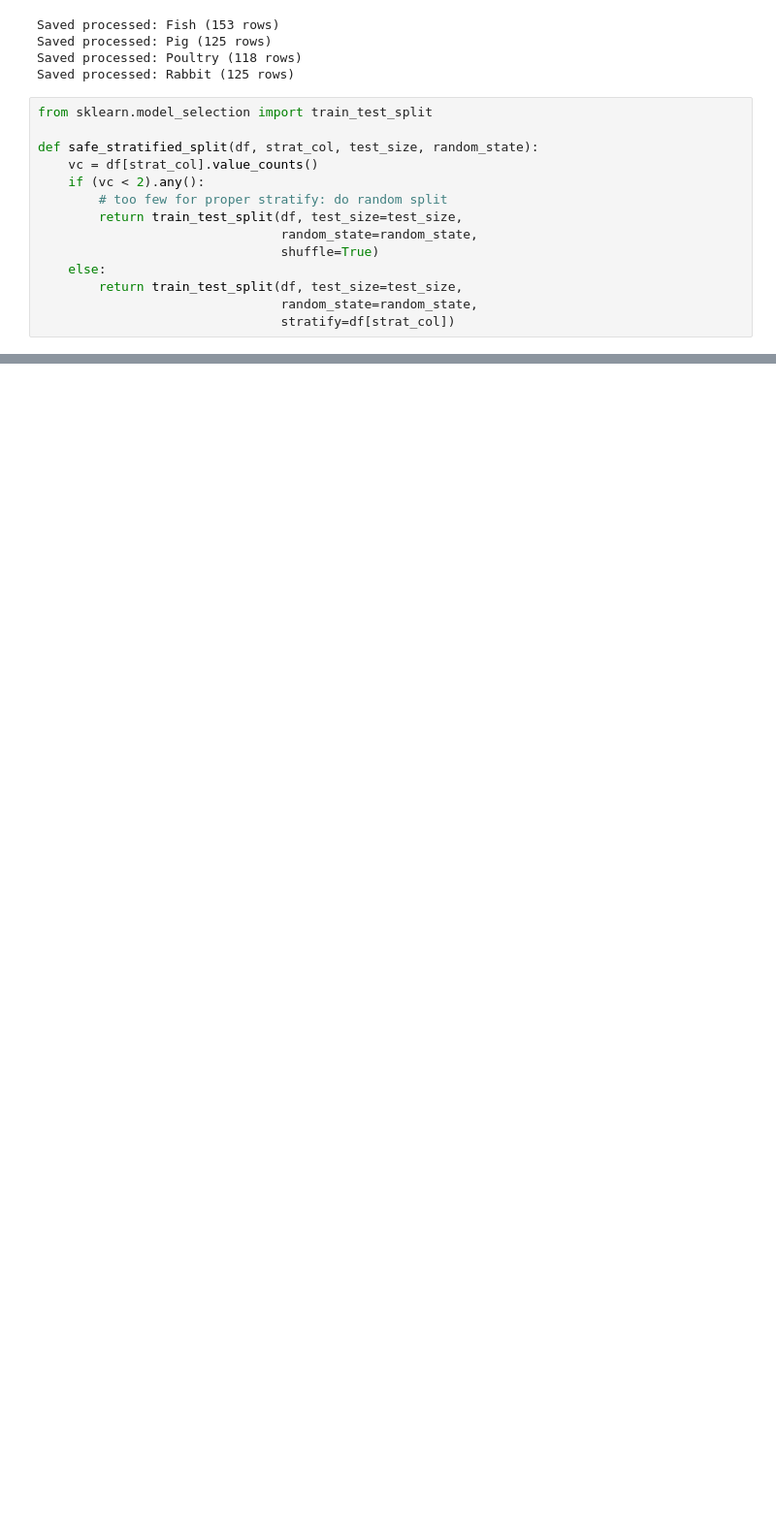
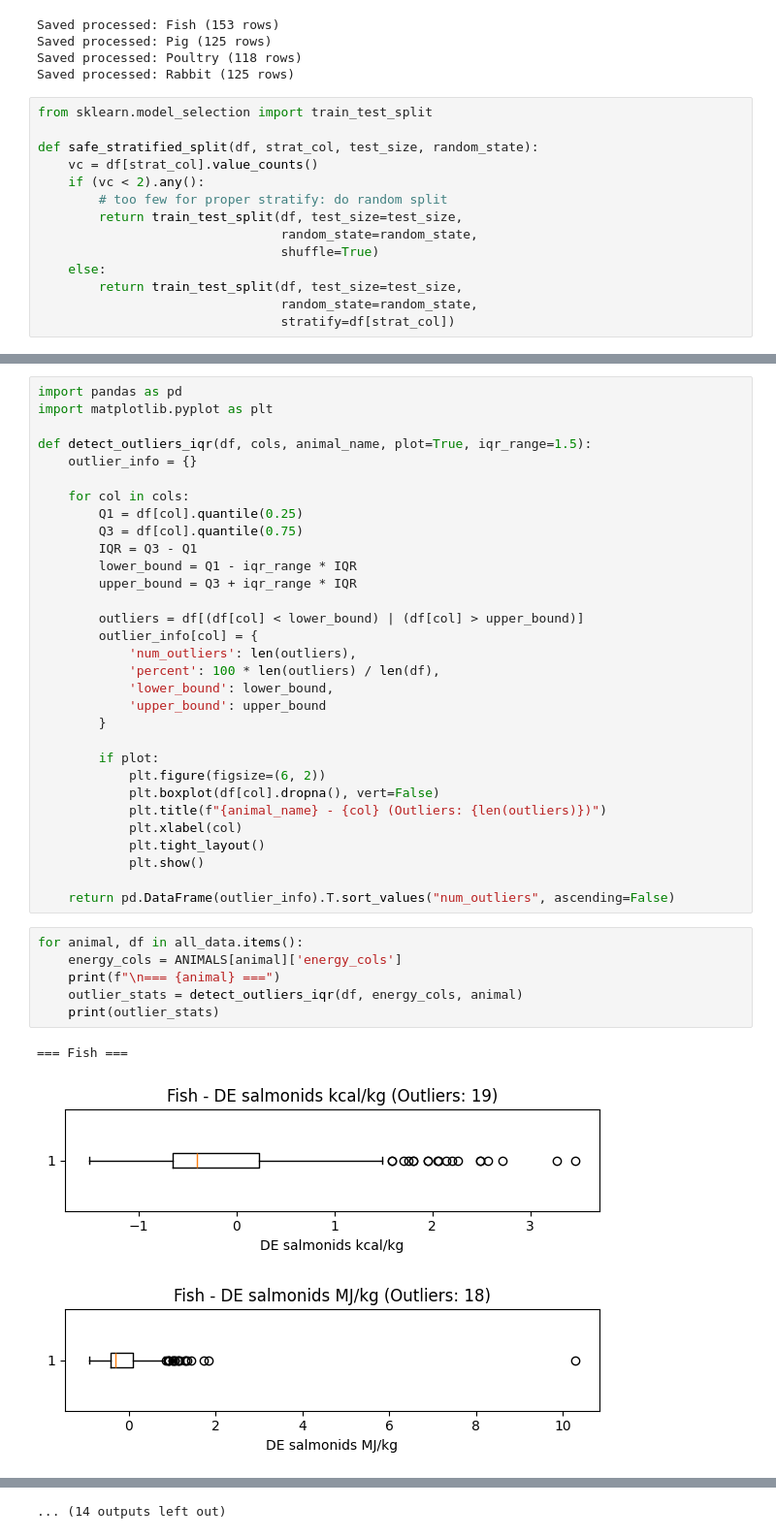
Before and after one commit to Harish34272/Adaptive_feed, a Jupyter notebook: data_preprocessing.ipynb, the cells around one changed output, grey strips where cells are left out. Shown at 97% size. Drawn from its saved outputs; the diff is of its cells as text; blank space fills up the shorter version.

```diff
--- a/data_preprocessing.ipynb
+++ b/data_preprocessing.ipynb
@@ -182,0 +210,41 @@ Rabbit: 100 train / 12 val / 13 test
+# %%
+import pandas as pd
+import matplotlib.pyplot as plt
+
+def detect_outliers_iqr(df, cols, animal_name, plot=True, iqr_range=1.5):
+    outlier_info = {}
+
+    for col in cols:
+        Q1 = df[col].quantile(0.25)
+        Q3 = df[col].quantile(0.75)
+        IQR = Q3 - Q1
+        lower_bound = Q1 - iqr_range * IQR
+        upper_bound = Q3 + iqr_range * IQR
+
+        outliers = df[(df[col] < lower_bound) | (df[col] > upper_bound)]
+        outlier_info[col] = {
+            'num_outliers': len(outliers),
+            'percent': 100 * len(outliers) / len(df),
+            'lower_bound': lower_bound,
+            'upper_bound': upper_bound
+        }
+
+        if plot:
+            plt.figure(figsize=(6, 2))
+            plt.boxplot(df[col].dropna(), vert=False)
+            plt.title(f"{animal_name} - {col} (Outliers: {len(outliers)})")
+            plt.xlabel(col)
+            plt.tight_layout()
+            plt.show()
+
+    return pd.DataFrame(outlier_info).T.sort_values("num_outliers", ascending=False)
+# %%
+for animal, df in all_data.items():
+    energy_cols = ANIMALS[animal]['energy_cols']
+    print(f"\n=== {animal} ===")
+    outlier_stats = detect_outliers_iqr(df, energy_cols, animal)
+    print(outlier_stats)
+# %% [output]
+=== Fish ===
+[figure, added]
+[figure, added]
@@ -182,0 +273 @@ Rabbit: 100 train / 12 val / 13 test
+... (14 outputs left out)
```
Also changed, not shown: parts of 9 cells of this notebook.
